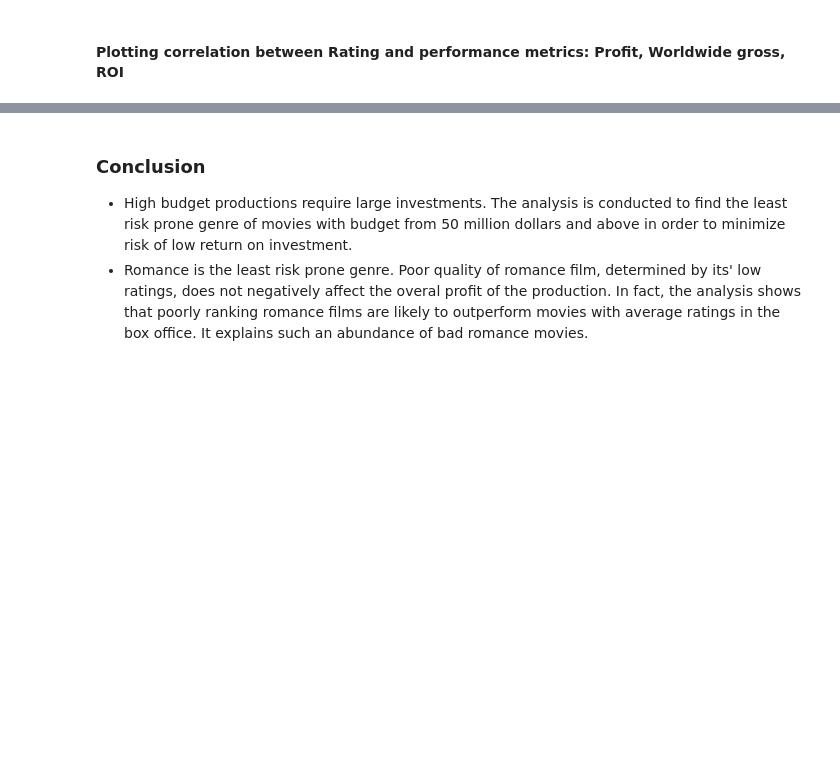
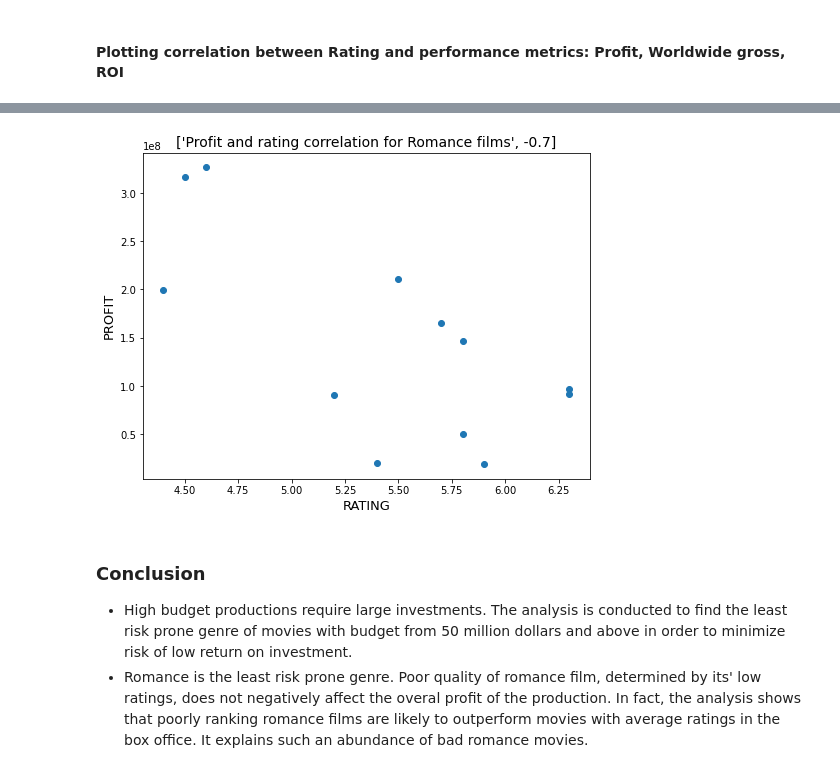
Before and after one commit to learn-co-curriculum/dsc-phase-1-project-v2-4, a Jupyter notebook: final_notebook.ipynb, the cells around one changed output, grey strips where cells are left out. Saved outputs shown, nothing was run; the diff lists cells and outputs as text; code cells hidden in the pictures; blank space fills up the shorter version.

```diff
--- a/final_notebook.ipynb
+++ b/final_notebook.ipynb
@@ -656,3 +681,20 @@ ax3.set_xlabel('RATING')
+# %%
+figure, ax1 = plt.subplots(figsize=(8, 6))
+scatter_plot_title = 'Profit and rating correlation for Romance films'
+ax1.scatter(x= 'averagerating', y= 'profit', data = low_ranking[low_ranking['genres'] == 'Romance'])
+ax1.set_title([scatter_plot_title, low_ranking[low_ranking.genres=='Romance'].corr().loc['profit'][0].round(2)], fontsize=14)
+ax1.set_ylabel('PROFIT', fontsize=13)
+ax1.set_xlabel('RATING', fontsize=13)
+
+# #calculate equation for trendline
+# z, d = np.polyfit(low_ranking.averagerating, low_ranking.profit, 1)
+
+
+# #add trendline to plot
+# plt.plot(low_ranking.averagerating, z*(low_ranking.averagerating) + d)
+plt.savefig("visualization_images/Profit and rating correlation");
+# %% [output]
+[figure, added]
 # %% [markdown]
 ### Conclusion
 * High budget productions require large investments. The analysis is conducted to find the least risk prone genre of movies with budget from 50 million dollars and above in order to minimize risk of low return on investment.
```
Also changed, not shown: parts of 11 cells of this notebook, 1 other file.
